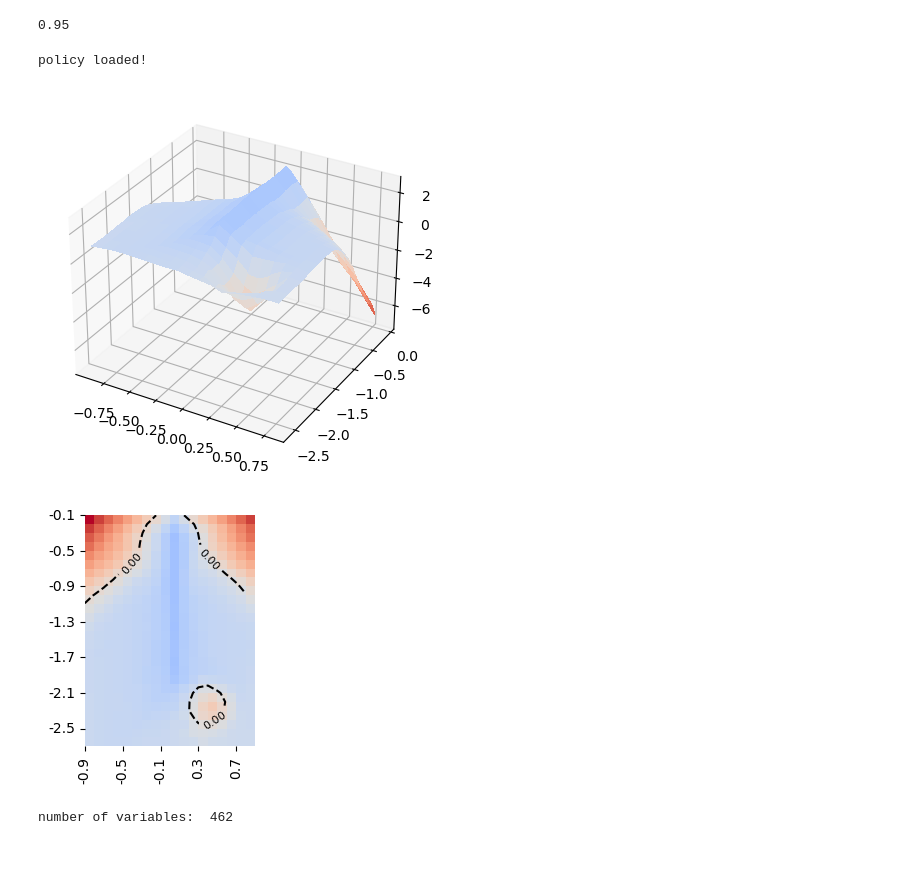
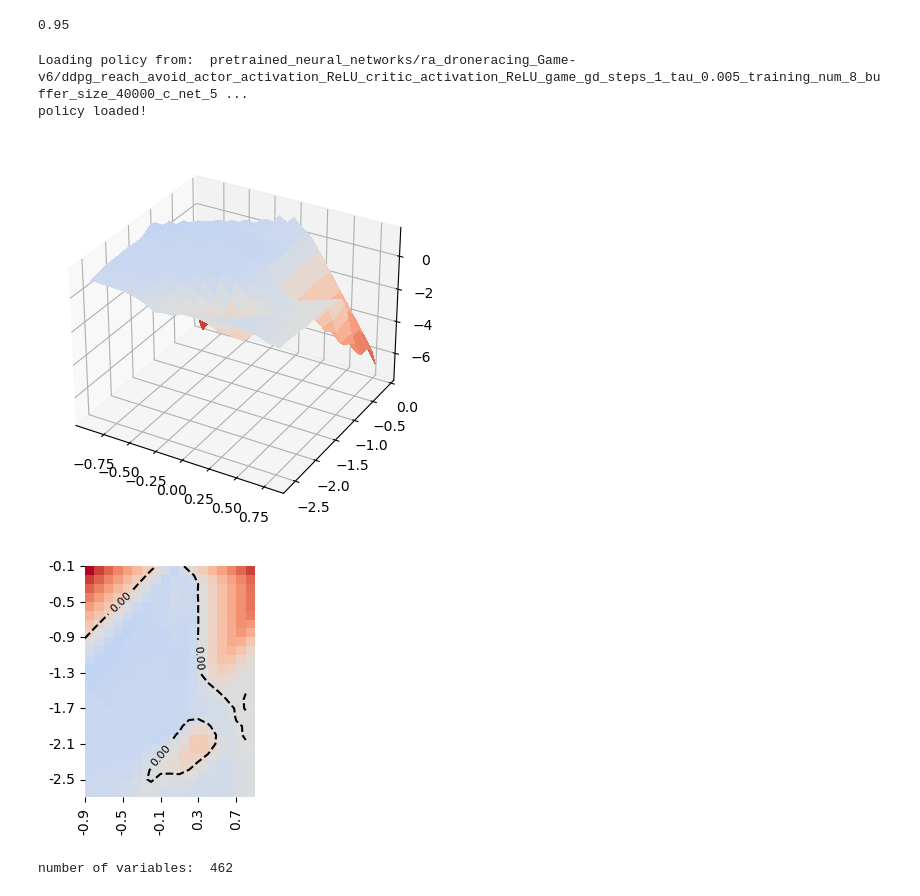
Before and after one commit to ebonyelsmith/Hierarchical_Probabilistic_Verification, a Jupyter notebook: experiment_script/droneracing_post_training_DDPG_eval_new_ebonye_updated_nodisturbance_newest_pipeline.ipynb, the cells around one changed output. Drawn from its saved outputs; the diff is of its cells as text; code cells hidden in the pictures; blank space fills up the shorter version.

```diff
--- a/experiment_script/droneracing_post_training_DDPG_eval_new_ebonye_updated_nodisturbance_newest_pipeline.ipynb
+++ b/experiment_script/droneracing_post_training_DDPG_eval_new_ebonye_updated_nodisturbance_newest_pipeline.ipynb
@@ -241,11 +241,13 @@ epoch_id = 100
 envs = gym.make(args.task)
 # check if the log path exists
 if os.path.exists(log_path):
+    print("Loading policy from: ", log_path)
     policy.load_state_dict(torch.load(log_path+'/epoch_id_{}/policy.pth'.format(epoch_id)))
     print("policy loaded!")
 else:
     print("log_path does not exist!")
 # %% [output]
+Loading policy from:  pretrained_neural_networks/ra_droneracing_Game-v6/ddpg_reach_avoid_actor_activation_ReLU_critic_activation_ReLU_game_gd_steps_1_tau_0.005_training_num_8_buffer_size_40000_c_net_5 ...
 policy loaded!
 # %%
 color_list = [
@@ -342,44 +344,57 @@ fig, ax = plt.subplots(subplot_kw={"projection": "3d"})
 # y = np.arange(-2.6, -0., 0.01)
 # x = np.arange(-0.9, 0.9, 0.02)
 # y = np.arange(-2.6, -0., 0.02)
 # x = np.arange(-0.9, 0.9, 0.05)
 # y = np.arange(-2.6, -0., 0.05)
 x = np.arange(-0.9, 0.9, 0.1)
 y = np.arange(-2.6, -0., 0.1)
 X, Y = np.meshgrid(x, y)
 size_x = len(x)
 size_y = len(y)
 V = np.zeros((X.shape))
-ego_vx = 0.0
-ego_vy = 0.7 # previous 0.8 ##0.2 ebonye/jingqi
-ego_z = 0.0
-ego_vz = 0.0
+# ego_vx = 0.0
+# ego_vy = 0.7 # previous 0.8 ##0.2 ebonye/jingqi
+# ego_z = 0.0
+# ego_vz = 0.0
 
 
-ad_x = 0.4
-ad_vx = 0.0
-ad_y = -2.2
-ad_vy = 0.3
-ad_z = 0.0
-ad_vz = 0.0
+# ad_x = 0.4
+# ad_vx = 0.0
+# ad_y = -2.2
+# ad_vy = 0.3
+# ad_z = 0.0
+# ad_vz = 0.0
 
+test_array = np.array([
+    -0.66022104,  0.56769637, -2.07759241,  0.89082305, -0.02117593, -0.17434851,
+  0.30126442, -0.17482849, -2.02,        0.3,         0.,          0.        ])
+ego_vx = test_array[1]
+ego_vy = test_array[3]
+ego_z = test_array[4]
+ego_vz = test_array[5]
+ad_x = test_array[6]
+ad_vx = test_array[7]
+ad_y = test_array[8]
+ad_vy = test_array[9]
+ad_z = test_array[10]
+ad_vz = test_array[11]
 X_V = X
 Y_V = Y
 for ii in tqdm(range(V.shape[0])):
     for jj in range(V.shape[1]):
         tmp_point = torch.tensor([
             X[ii,jj], ego_vx,
             Y[ii,jj], ego_vy,
             ego_z, ego_vz,
             ad_x,  ad_vx,
             ad_y, ad_vy,
             ad_z, ad_vz
         ])
         V[ii,jj] = evaluate_V( tmp_point )
 surf = ax.plot_surface(X, Y, V, cmap=cm.coolwarm_r,vmin= V.min(), vmax=-V.min(),
                         linewidth=0, antialiased=False)
 # %% [output]
-[figure, old version]
+[figure, new version]
 # %%
 import seaborn as sns
 
@@ -412,7 +427,7 @@ contours = ax.contour((X+0.9)*10, (Y+2.6)*10, V_flipped, levels=[0], colors="bla
 ax.clabel(contours, inline=True, fontsize=8, fmt="%.2f")
 plt.show()
 # %% [output]
-[figure, old version]
+[figure, new version]
 # %%
 binary_pure_V = np.zeros(V.shape)
 binary_pure_V[V > 0] = 1
```
Also changed, not shown: parts of 21 cells of this notebook, 5 other files.
